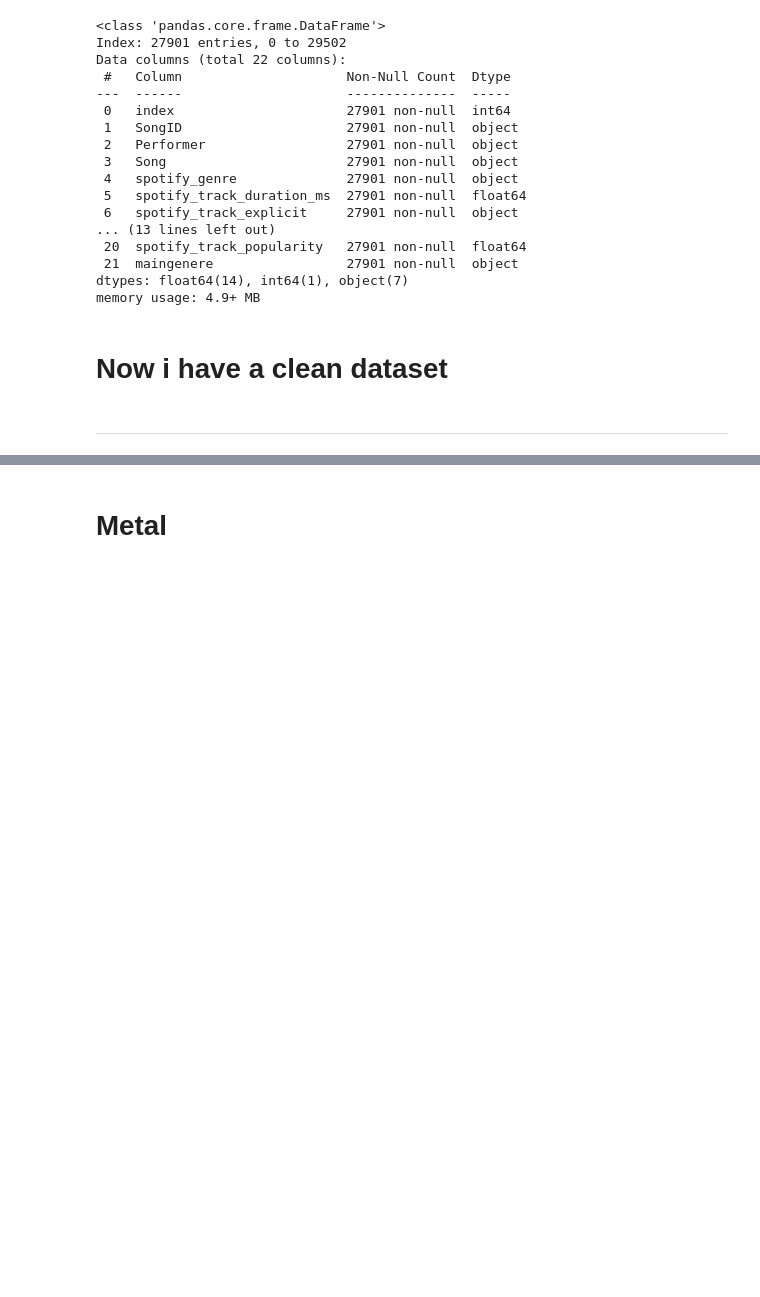
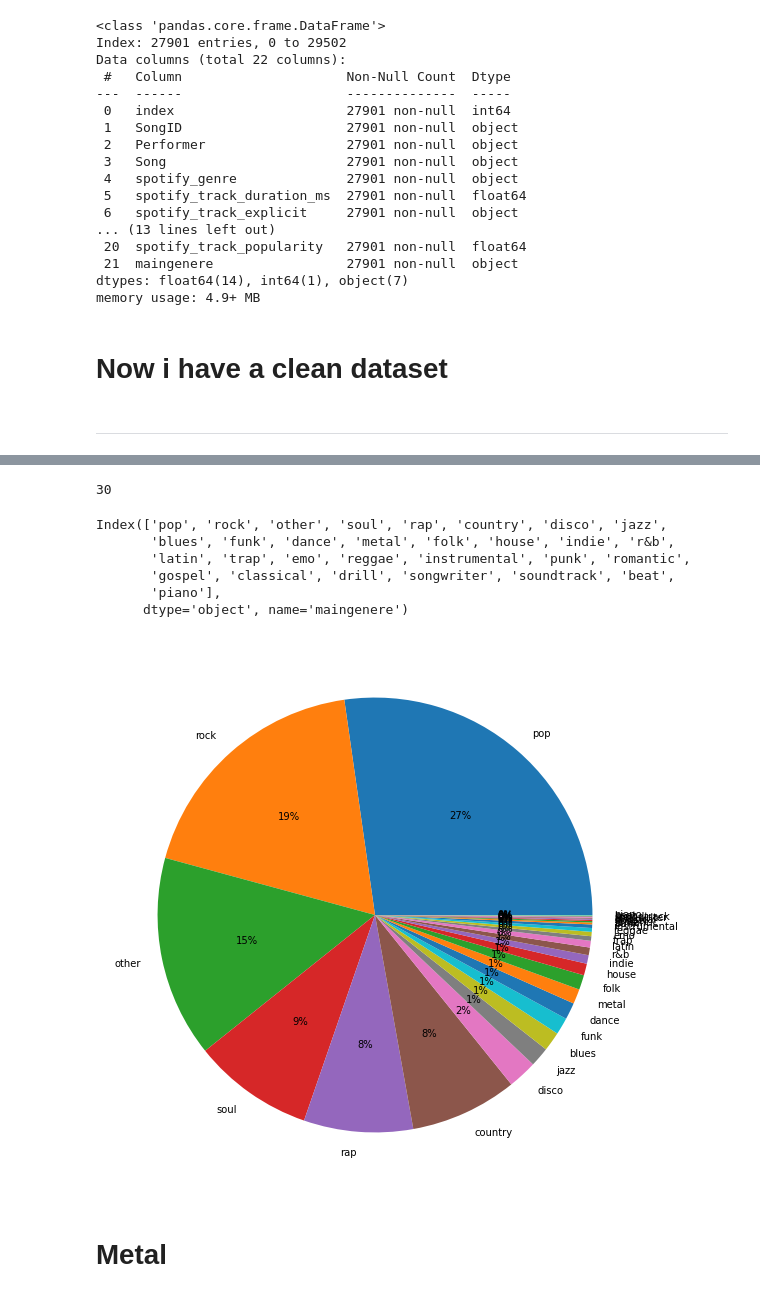
Before and after one commit to alelovo/Project_programming, a Jupyter notebook: project.ipynb, the cells around one changed output, grey strips where cells are left out. Cells and saved outputs as stored; diff of their text form; code cells hidden in the pictures; blank space fills up the shorter version.

Commit message:
some graph

```diff
--- a/project.ipynb
+++ b/project.ipynb
@@ -372,0 +378,3 @@ memory usage: 4.9+ MB
+# %%
+numbers_of_genere=billboard_df.maingenere.value_counts()[0:30]
+numbers_of_genere
@@ -373,3 +399,23 @@ memory usage: 4.9+ MB
+# %%
+len(numbers_of_genere)
+# %% [output]
+30
+# %%
+numbers_of_genere.index
+# %% [output]
+Index(['pop', 'rock', 'other', 'soul', 'rap', 'country', 'disco', 'jazz',
+       'blues', 'funk', 'dance', 'metal', 'folk', 'house', 'indie', 'r&b',
+       'latin', 'trap', 'emo', 'reggae', 'instrumental', 'punk', 'romantic',
+       'gospel', 'classical', 'drill', 'songwriter', 'soundtrack', 'beat',
+       'piano'],
+      dtype='object', name='maingenere')
+# %%
+plt.figure(figsize=(12,10))
+lables=numbers_of_genere.index
+plt.pie(numbers_of_genere,labels=lables,autopct='%1.0f%%')
+plt.show()
+# %% [output]
+[figure, added]
 # %% [markdown]
 # **Metal**
 # %%
```
Also changed, not shown: parts of 9 cells of this notebook.
